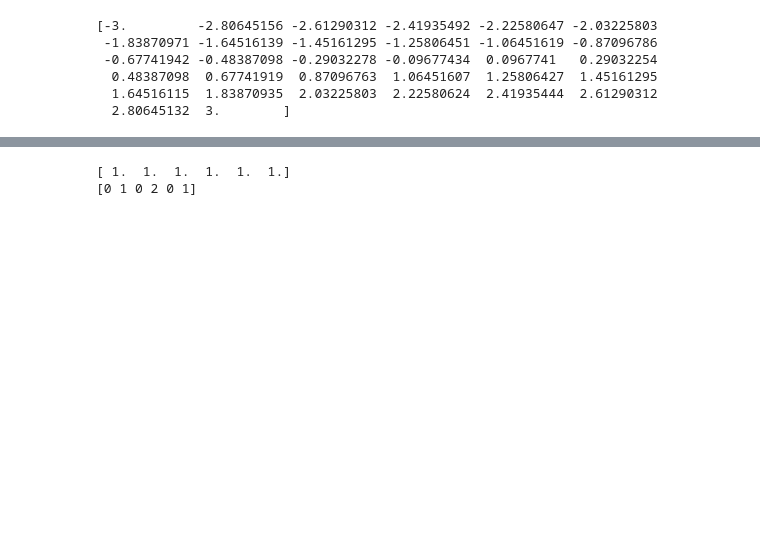
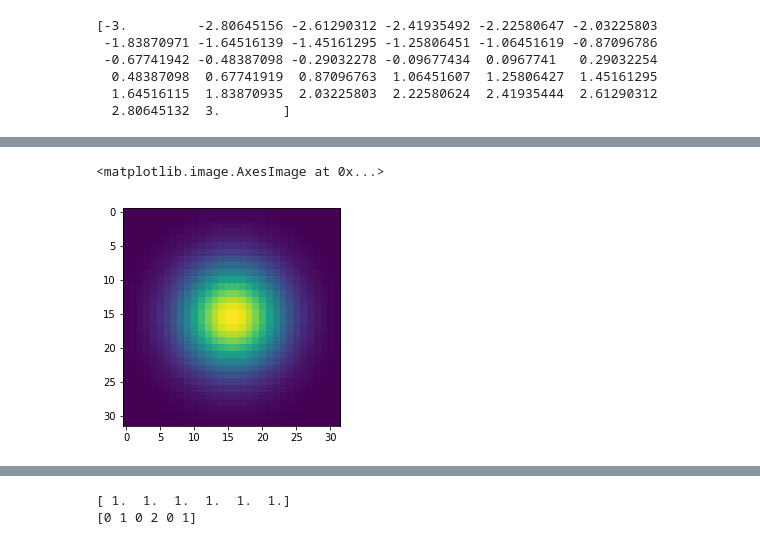
Before and after one commit to stayrascal/ml-fifth-division, a Jupyter notebook: notebooks/example/tf_basic.ipynb, the cells around one changed output, grey strips where cells are left out. Drawn from its saved outputs; the diff is of its cells as text; code cells hidden in the pictures; blank space fills up the shorter version.

```diff
--- a/notebooks/example/tf_basic.ipynb
+++ b/notebooks/example/tf_basic.ipynb
@@ -32,0 +38,6 @@ z = (tf.exp(tf.negative(tf.pow(x - mean, 2.0) /
+# %%
+z_2d = tf.matmul(tf.reshape(z, [n_values, 1]), tf.reshape(z, [1, n_values]))
+plt.imshow(z_2d.eval())
+# %% [output]
+<matplotlib.image.AxesImage at 0x...>
+[figure, added]
```
Also changed, not shown: parts of 19 cells of this notebook.
